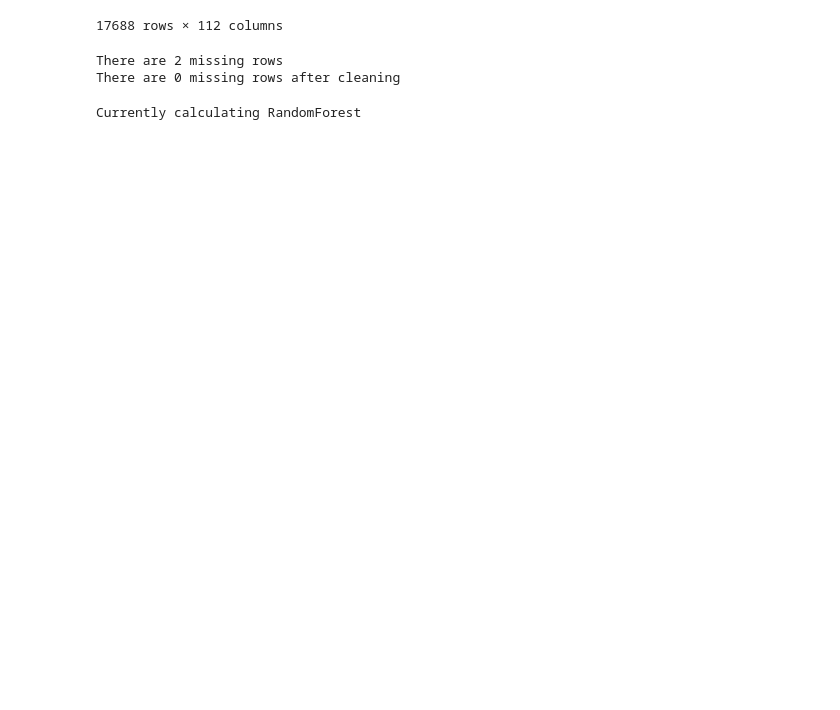
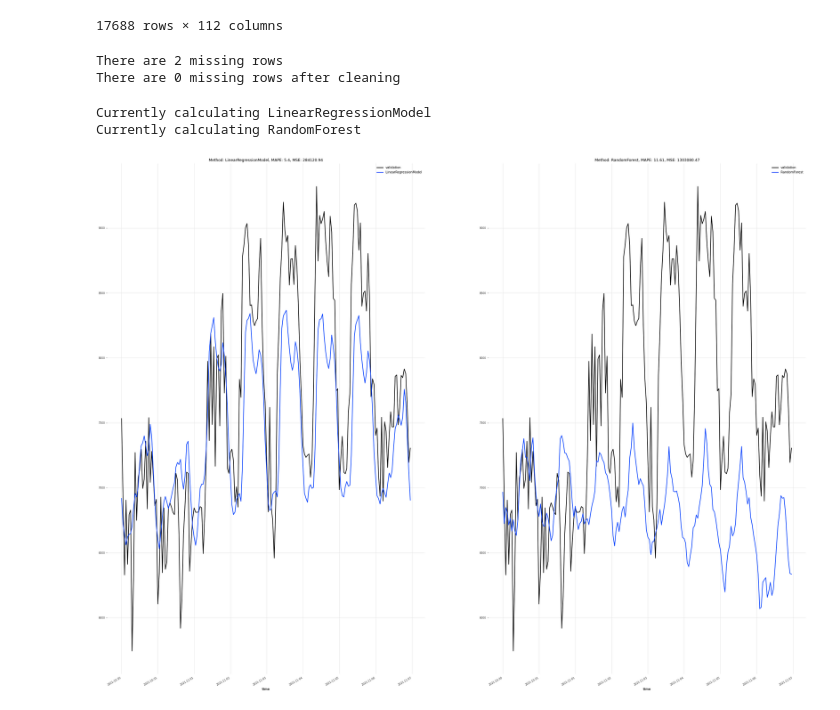
Before and after one commit to lemonhead94/energy-systems-iot, a Jupyter notebook: LoadForcasting.ipynb, the cells around one changed output. Cells and saved outputs as stored; diff of their text form; code cells hidden in the pictures; blank space fills up the shorter version.

```diff
--- a/LoadForcasting.ipynb
+++ b/LoadForcasting.ipynb
@@ -362,34 +365,36 @@ for col in final_df.columns[3:]:
 
 training, validation = series.split_before(pd.Timestamp('20211030'))
 # %%
-from darts.models import LinearRegressionModel, VARIMA, RandomForest
+from darts.models import LinearRegressionModel, RandomForest
 from darts.metrics import mape, mse
 
-linear = LinearRegressionModel(lags=24, lags_past_covariates=24, verbose=True)
-randomforest = RandomForest(lags=24, n_estimators=300, lags_past_covariates=24, verbose=True) # don't really know what's a sensible number for amount of trees here, just chose 300
+linear = LinearRegressionModel(lags=24, lags_past_covariates=24)
+randomforest = RandomForest(lags=24, n_estimators=20, lags_past_covariates=24)
 
 models = {
     "LinearRegressionModel" : linear,
-    "RandomForest" : randomforest,
-    #"VARIMA" : varima, only supports future_covariates
+    "RandomForest" : randomforest, # => not applicable, because of computer power we had to reduce trees to 20, which takes 4min for MAPE of 9.91
+    # "VARIMA" : varima, only supports future_covariates
 }
 
 fig = plt.figure(figsize=(40, 30))
 for i, (name, model) in enumerate(models.items()):
     print(f"Currently calculating {name}")
     model.fit(series=training, past_covariates=covariates)
     predictions = model.predict(n=len(validation), past_covariates=covariates)
     mape_score = round(mape(validation, predictions), 2)
     mse_score = round(mse(validation, predictions), 2)
 
     # plotting figure
     fig.add_subplot(1, 2, i+1)
     #training.plot(label="training")
     validation.plot(label="validation")
     predictions.plot(label=name)
     plt.title(f"Method: {name}, MAPE: {mape_score}, MSE: {mse_score}")
     plt.legend()
 # fig.tight_layout()
 plt.show()
 # %% [output]
+Currently calculating LinearRegressionModel
 Currently calculating RandomForest
+[figure, added]
```
Also changed, not shown: parts of 3 cells of this notebook.
